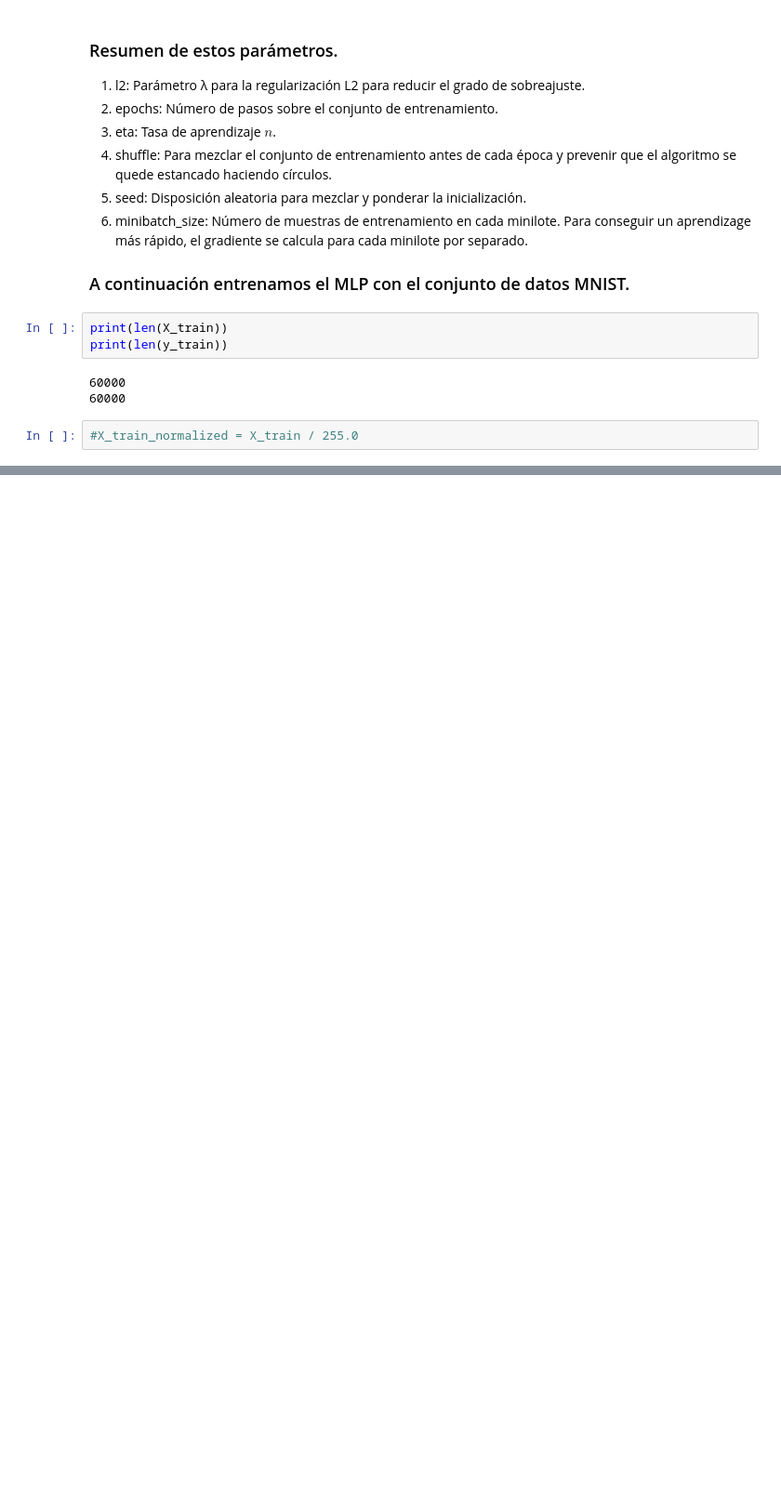
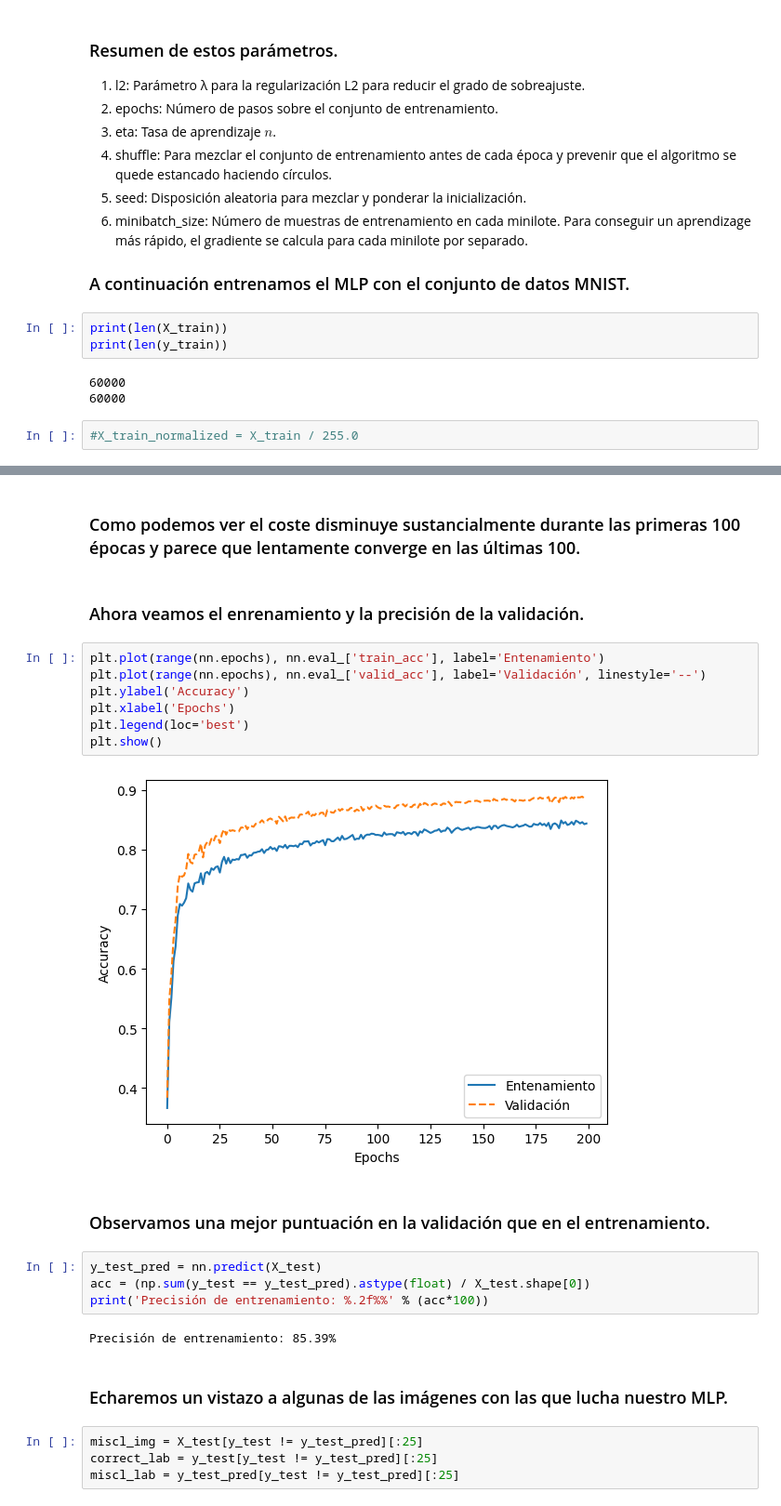
Before and after one commit to juancaalcaraz/practicaML, a Jupyter notebook: BackPropagationNumpy.ipynb, the cells around one changed output, grey strips where cells are left out. Shown: that part at 93% size. Drawn from its saved outputs; the diff is of its cells as text; blank space fills up the shorter version.

```diff
--- a/BackPropagationNumpy.ipynb
+++ b/BackPropagationNumpy.ipynb
@@ -358,0 +370,27 @@ nn.fit(X_train=X_train[:55000],
+# %% [markdown]
+### Como podemos ver el coste disminuye sustancialmente durante las primeras 100 épocas y parece que lentamente converge en las últimas 100.
+# %% [markdown]
+### Ahora veamos el enrenamiento y la precisión de la validación.
+# %%
+plt.plot(range(nn.epochs), nn.eval_['train_acc'], label='Entenamiento')
+plt.plot(range(nn.epochs), nn.eval_['valid_acc'], label='Validación', linestyle='--')
+plt.ylabel('Accuracy')
+plt.xlabel('Epochs')
+plt.legend(loc='best')
+plt.show()
+# %% [output]
+[figure, added]
+# %% [markdown]
+### Observamos una mejor puntuación en la validación que en el entrenamiento.
+# %%
+y_test_pred = nn.predict(X_test)
+acc = (np.sum(y_test == y_test_pred).astype(float) / X_test.shape[0])
+print('Precisión de entrenamiento: %.2f%%' % (acc*100))
+# %% [output]
+Precisión de entrenamiento: 85.39%
+# %% [markdown]
+### Echaremos un vistazo a algunas de las imágenes con las que lucha nuestro MLP.
+# %%
+miscl_img = X_test[y_test != y_test_pred][:25]
+correct_lab = y_test[y_test != y_test_pred][:25]
+miscl_lab = y_test_pred[y_test != y_test_pred][:25]
```
Also changed, not shown: parts of 11 cells of this notebook.
